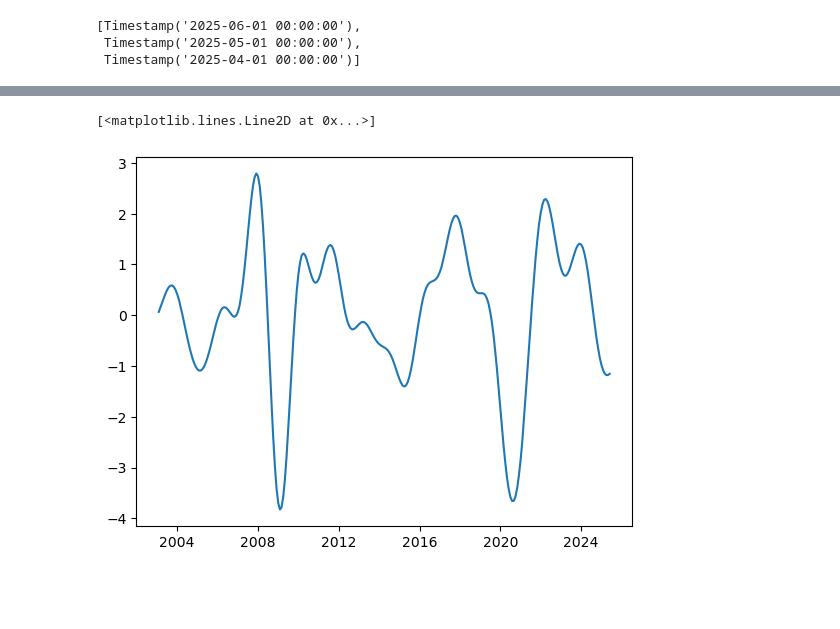
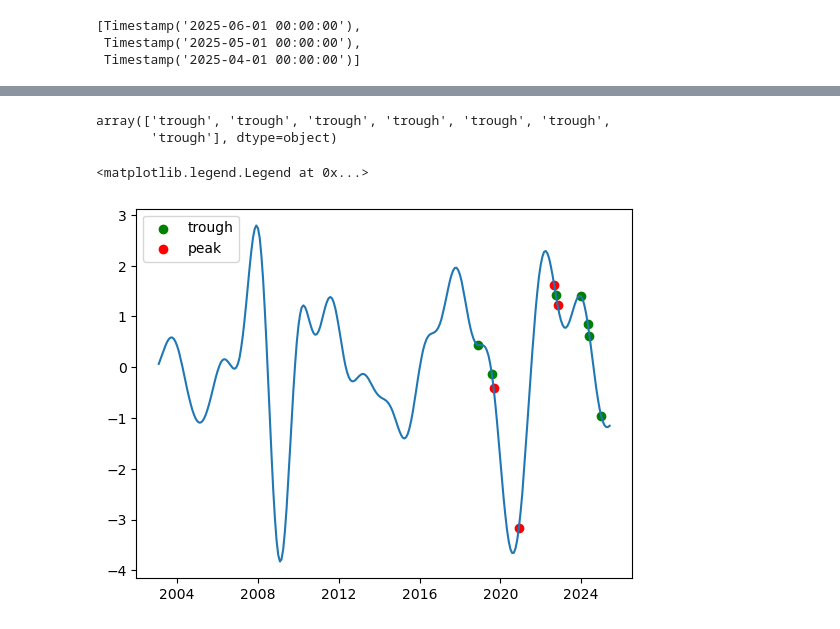
Before and after one commit to yyunjioh/2025.08_LS_Quant_1, a Jupyter notebook: week4/regime_recog.ipynb, the cells around one changed output, grey strips where cells are left out. Saved outputs shown, nothing was run; the diff lists cells and outputs as text; code cells hidden in the pictures; blank space fills up the shorter version.

```diff
--- a/week4/regime_recog.ipynb
+++ b/week4/regime_recog.ipynb
@@ -275,0 +317,8 @@ dict_keys(['df_scaled', 'cov_matrix', 'eigenvalues', 'eigenvectors', 'explained_
+# %%
+detection_result = pd.DataFrame({'date': dates_detected, 'type': types_detected})
+# %%
+detection_result.set_index('date', inplace=True)
+# %%
+detection_result = detection_result.drop_duplicates('date')
+# %%
+detection_result.set_index('date', inplace=True)
@@ -395,9 +478,17 @@ AttributeError: 'function' object has no attribute 'values'
+# %%
+trough.values
+# %% [output]
+array(['trough', 'trough', 'trough', 'trough', 'trough', 'trough',
+       'trough'], dtype=object)
 # %%
 ipi = cf_filter.cffilter(df1['ipi'], low=18, high=96, drift=True)[0]
 plt.plot(ipi)
-target_date = target_dates
-target_value = ipi.loc[target_date]['ipi'].values[0]
-plt.scatter(target_date, target_value, color='red', s=100, label='Target Date')
+peak = detection_result['type'].loc[detection_result['type']=='peak']
+trough = detection_result['type'].loc[detection_result['type']=='trough']
+
+plt.scatter(trough.index, ipi.loc[trough.index], color='green',label='trough')
+plt.scatter(peak.index, ipi.loc[peak.index], color='red',label='peak')
+plt.legend()
 # %% [output]
-[<matplotlib.lines.Line2D at 0x...>]
+<matplotlib.legend.Legend at 0x...>
-[figure, old version]
+[figure, new version]
```
Also changed, not shown: parts of 9 cells of this notebook, 2 other files.
